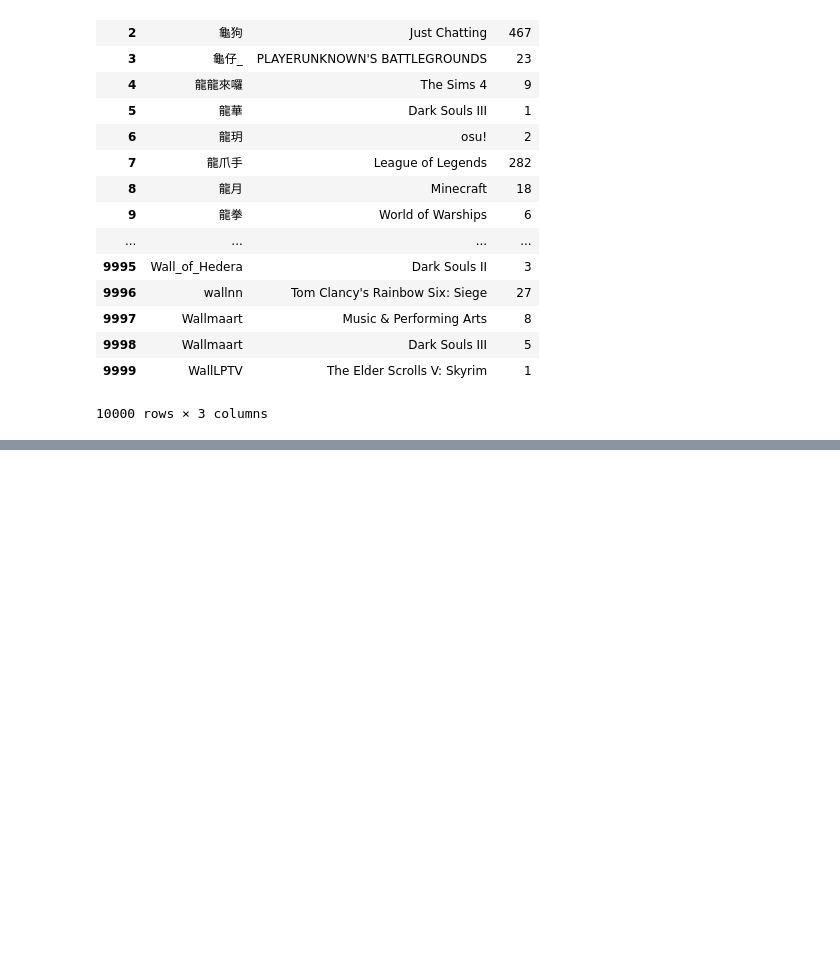
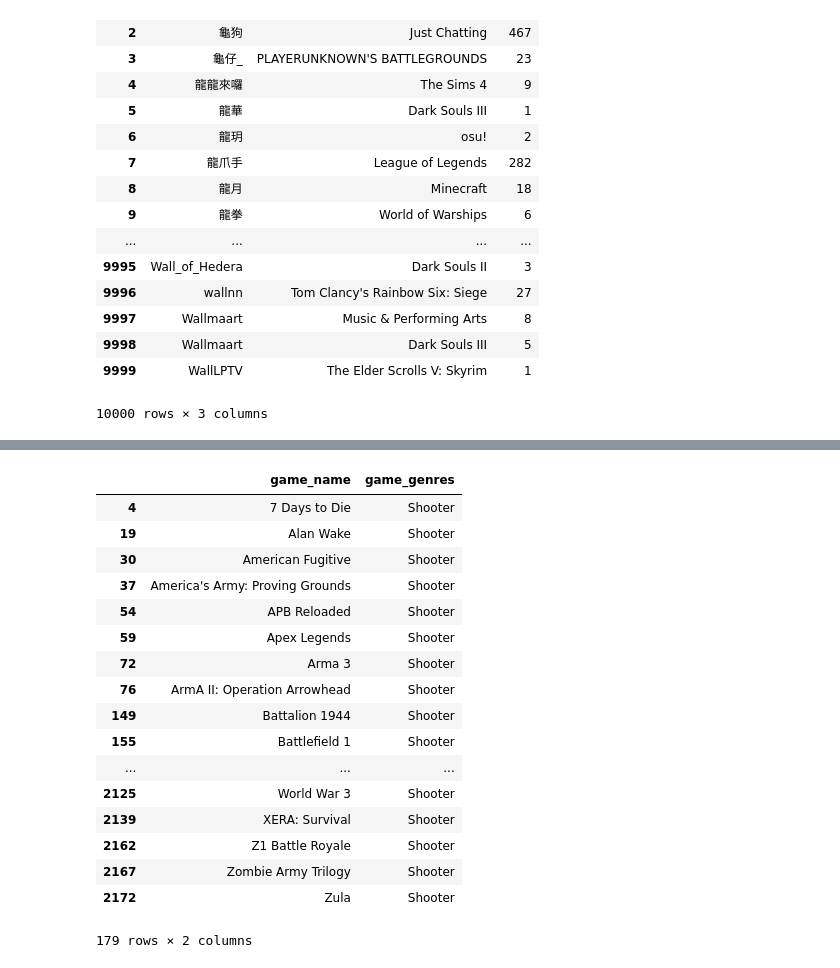
Before and after one commit to natashaborders-zz/Twitch_Streamers_Recommender, a Jupyter notebook: Jeremy_Notebooks/sql_queries.ipynb, the cells around one changed output, grey strips where cells are left out. Cells and saved outputs as stored; diff of their text form; code cells hidden in the pictures; blank space fills up the shorter version.

```diff
--- a/Jeremy_Notebooks/sql_queries.ipynb
+++ b/Jeremy_Notebooks/sql_queries.ipynb
@@ -260,0 +295,5 @@ df
+# %%
+query = '''
+SELECT * FROM game_genres ORDER BY game_name;
+'''
+df=pd_sql.read_sql(query, connection)
@@ -260,0 +306,2 @@ df
+# %%
+df.drop_duplicates(inplace = True)
@@ -260,0 +336,21 @@ df
+# %%
+df.loc[df['game_genres'] == 'Shooter']
+# %% [output]
+|  | game_name | game_genres |
+| 4 | 7 Days to Die | Shooter |
+| 19 | Alan Wake | Shooter |
+| 30 | American Fugitive | Shooter |
+| 37 | America's Army: Proving Grounds | Shooter |
+| 54 | APB Reloaded | Shooter |
+| 59 | Apex Legends | Shooter |
+| 72 | Arma 3 | Shooter |
+| 76 | ArmA II: Operation Arrowhead | Shooter |
+| 149 | Battalion 1944 | Shooter |
+| 155 | Battlefield 1 | Shooter |
+| ... | ... | ... |
+| 2125 | World War 3 | Shooter |
+| 2139 | XERA: Survival | Shooter |
+| 2162 | Z1 Battle Royale | Shooter |
+| 2167 | Zombie Army Trilogy | Shooter |
+| 2172 | Zula | Shooter |
+179 rows × 2 columns
```
Also changed, not shown: parts of 21 cells of this notebook, 2 other files.
